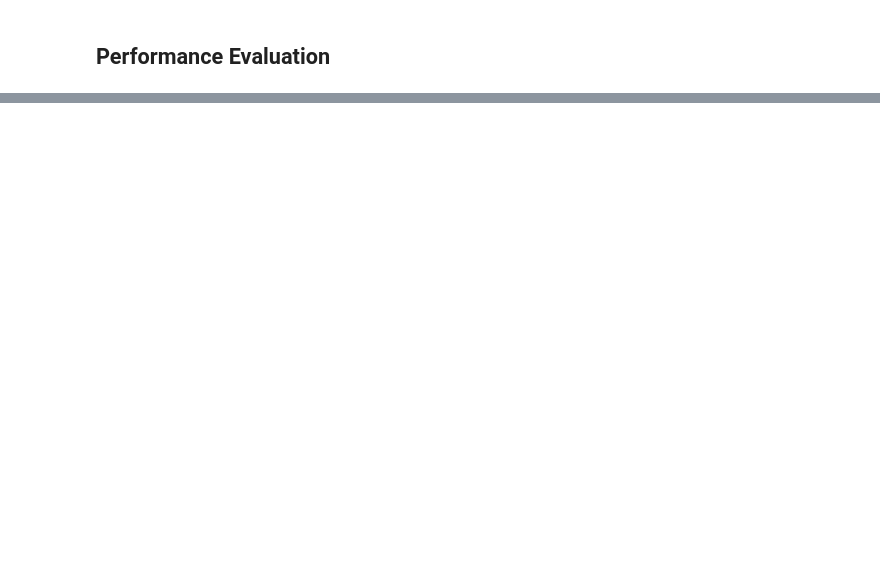
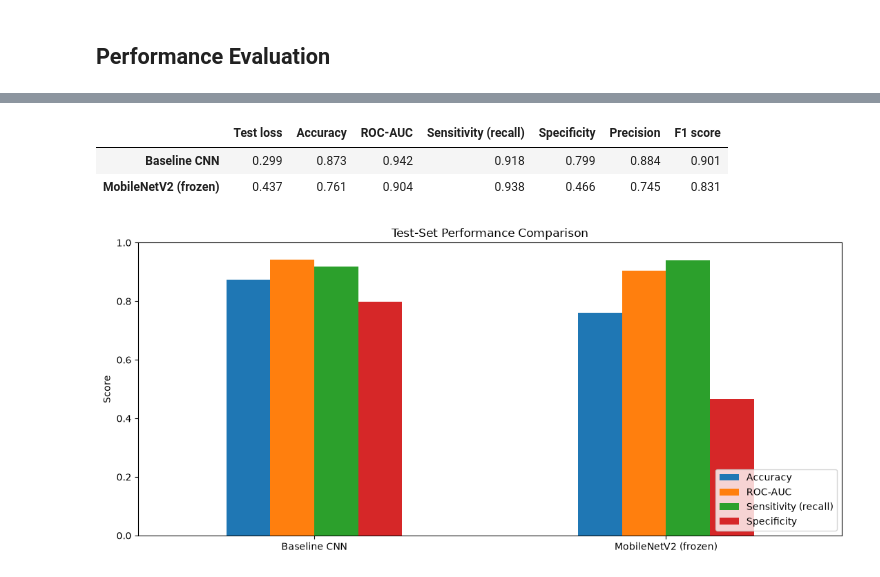
Before and after one commit to kariniemicarson/NeuralNetworks, a Jupyter notebook: Project 5/project5.ipynb, the cells around one changed output, grey strips where cells are left out. Drawn from its saved outputs; the diff is of its cells as text; code cells hidden in the pictures; blank space fills up the shorter version.

```diff
--- a/Project 5/project5.ipynb
+++ b/Project 5/project5.ipynb
@@ -497,0 +530,43 @@ Transfer ROC AUC: 0.8749
+# %%
+import pandas as pd
+from sklearn.metrics import accuracy_score, precision_score, recall_score, f1_score
+
+# Both test datasets were created with shuffle=False, so their labels should align.
+assert np.array_equal(y_true.astype(int).ravel(), y_true_transfer.astype(int).ravel())
+
+def classification_metrics(y_actual, probabilities, test_loss):
+    y_actual = y_actual.astype(int).ravel()
+    predictions = (probabilities >= 0.5).astype(int)
+    tn, fp, fn, tp = confusion_matrix(y_actual, predictions).ravel()
+    return {
+        "Test loss": test_loss,
+        "Accuracy": accuracy_score(y_actual, predictions),
+        "ROC-AUC": auc(*roc_curve(y_actual, probabilities)[:2]),
+        "Sensitivity (recall)": recall_score(y_actual, predictions),
+        "Specificity": tn / (tn + fp),
+        "Precision": precision_score(y_actual, predictions),
+        "F1 score": f1_score(y_actual, predictions),
+    }
+
+comparison = pd.DataFrame(
+    [
+        classification_metrics(y_true, y_prob, test_loss),
+        classification_metrics(y_true_transfer, y_prob_transfer, transfer_test_loss),
+    ],
+    index=["Baseline CNN", "MobileNetV2 (frozen)"],
+)
+display(comparison.style.format("{:.3f}"))
+
+comparison[["Accuracy", "ROC-AUC", "Sensitivity (recall)", "Specificity"]].plot(
+    kind="bar", figsize=(11, 5), ylim=(0, 1), rot=0
+)
+plt.ylabel("Score")
+plt.title("Test-Set Performance Comparison")
+plt.legend(loc="lower right")
+plt.tight_layout()
+plt.show()
+# %% [output]
+|  | Test loss | Accuracy | ROC-AUC | Sensitivity (recall) | Specificity | Precision | F1 score |
+| Baseline CNN | 0.299 | 0.873 | 0.942 | 0.918 | 0.799 | 0.884 | 0.901 |
+| MobileNetV2 (frozen) | 0.437 | 0.761 | 0.904 | 0.938 | 0.466 | 0.745 | 0.831 |
+[figure, added]
```
Also changed, not shown: parts of 20 cells of this notebook.
